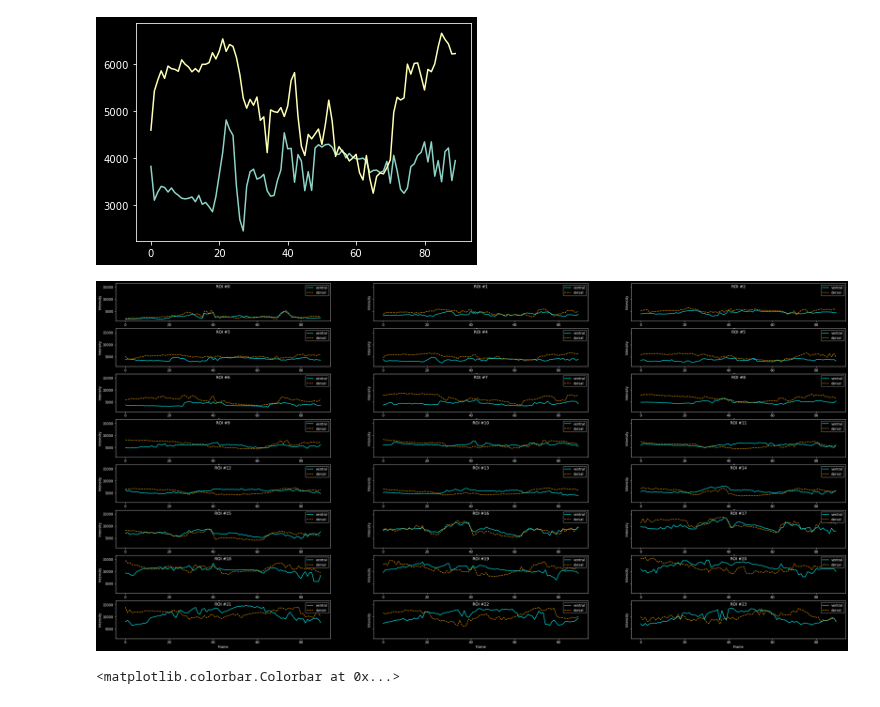
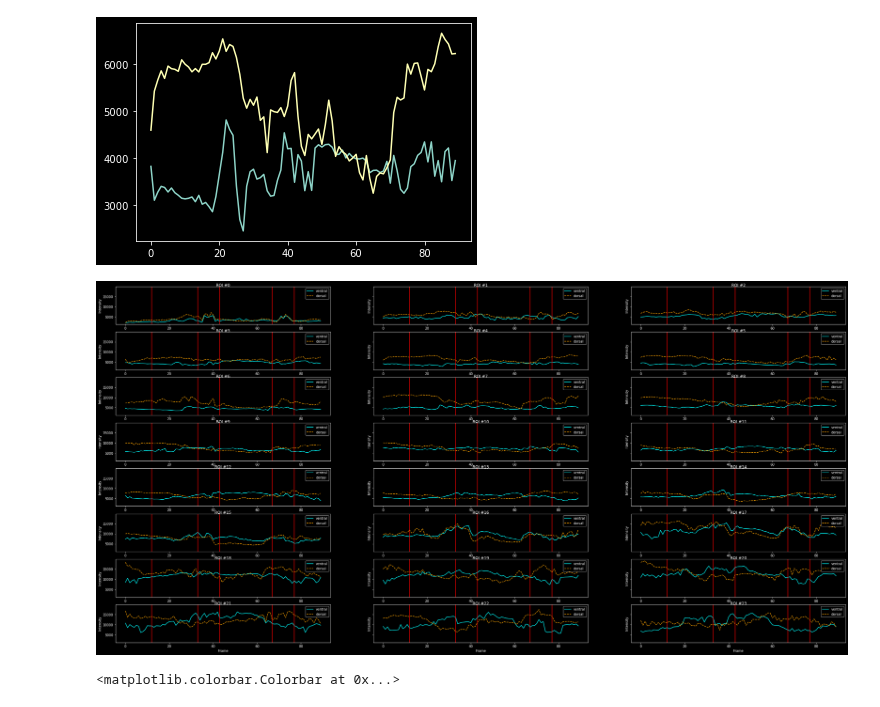
Before and after one commit to SaraLab-Group/m25-napari, a Jupyter notebook: notebooks/ZW495_9_Analysis.ipynb, the cells around one changed output. Cells and saved outputs as stored; diff of their text form; code cells hidden in the pictures.

Commit message:
limited number of planes and added tick marks for intensity plots for the selected ROIS

```diff
--- a/notebooks/ZW495_9_Analysis.ipynb
+++ b/notebooks/ZW495_9_Analysis.ipynb
@@ -407,8 +431,8 @@ def create_circular_mask(h, w, center=None, radius=None):
     mask = dist_from_center <= radius
     return mask
 # %%
-offset = 12
-r=8
+offset = 10
+r=9
 ksize =17
 n_circle = 4
 method = 'gradient'
@@ -677,24 +701,30 @@ plt.plot(r_dorsal[:,i])
 # %%
 #Plotting Interpolated Points Intensity and Angle for different timepoints
 
 t,r_id = r_ventral.shape
 
+t_list = [12,33,43,67,77]
+
 fig, axs = plt.subplots(nrows=8, ncols=3,sharey=True, figsize=(40,20))
 plt.rcParams['axes.titley'] = 1.0    # y is in axes-relative coordinates.
-plt.rcParams['axes.titlepad'] = -14  # pad is in points...
+plt.rcParams['axes.titlepad'] = 0  # pad is in points...
+
 
 i=0
 for row in axs:
     for col in row:
         col.plot(r_ventral[:,i], label='ventral', linestyle='-',color='cyan')
         col.plot(r_dorsal[:,i], label='dorsal', linestyle='--',color='orange')
         col.legend(loc='upper right')
         col.set_title('ROI #{}'.format(i))
         col.set_ylabel('Intensity')
         col.set_xlabel('Frame')
         i+=1
+        for xc in t_list:
+            col.axvline(x=xc,color='r')
+        # col.set_xticks(t_list)
 # %% [output]
-[figure, old version]
+[figure, new version]
 # %%
 # ##Combining both coordinate interpolation with boxes
 select_coords =[]
```
Also changed, not shown: parts of 7 cells of this notebook.
